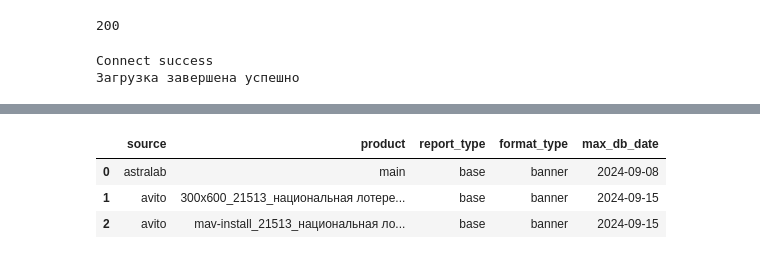
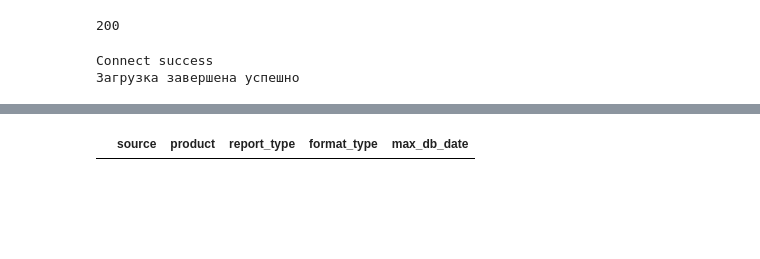
Before and after one commit to aget777/yandex_disk_parser, a Jupyter notebook: 02_08_regular_download_parsing_NL_Yandex_Disk.ipynb, the cells around one changed output, grey strips where cells are left out. Saved outputs shown, nothing was run; the diff lists cells and outputs as text; code cells hidden in the pictures; blank space fills up the shorter version.

```diff
--- a/02_08_regular_download_parsing_NL_Yandex_Disk.ipynb
+++ b/02_08_regular_download_parsing_NL_Yandex_Disk.ipynb
@@ -118,10 +118,7 @@ db_dicts['group_statistic_video_report'].head(3)
 # %%
-db_dicts['group_statistic_banner_report'].head(3)
+db_dicts['group_statistic_banner_report'][db_dicts['group_statistic_banner_report']['source']=='gnezdo']
 # %% [output]
 |  | source | product | report_type | format_type | max_db_date |
-| 0 | astralab | main | base | banner | 2024-09-08 |
-| 1 | avito | 300x600_21513_национальная лотере... | base | banner | 2024-09-15 |
-| 2 | avito | mav-install_21513_национальная ло... | base | banner | 2024-09-15 |
 # %%
 db_dicts['video_views_report']
 # %% [output]
```
Also changed, not shown: parts of 4 cells of this notebook, 11 other files.
